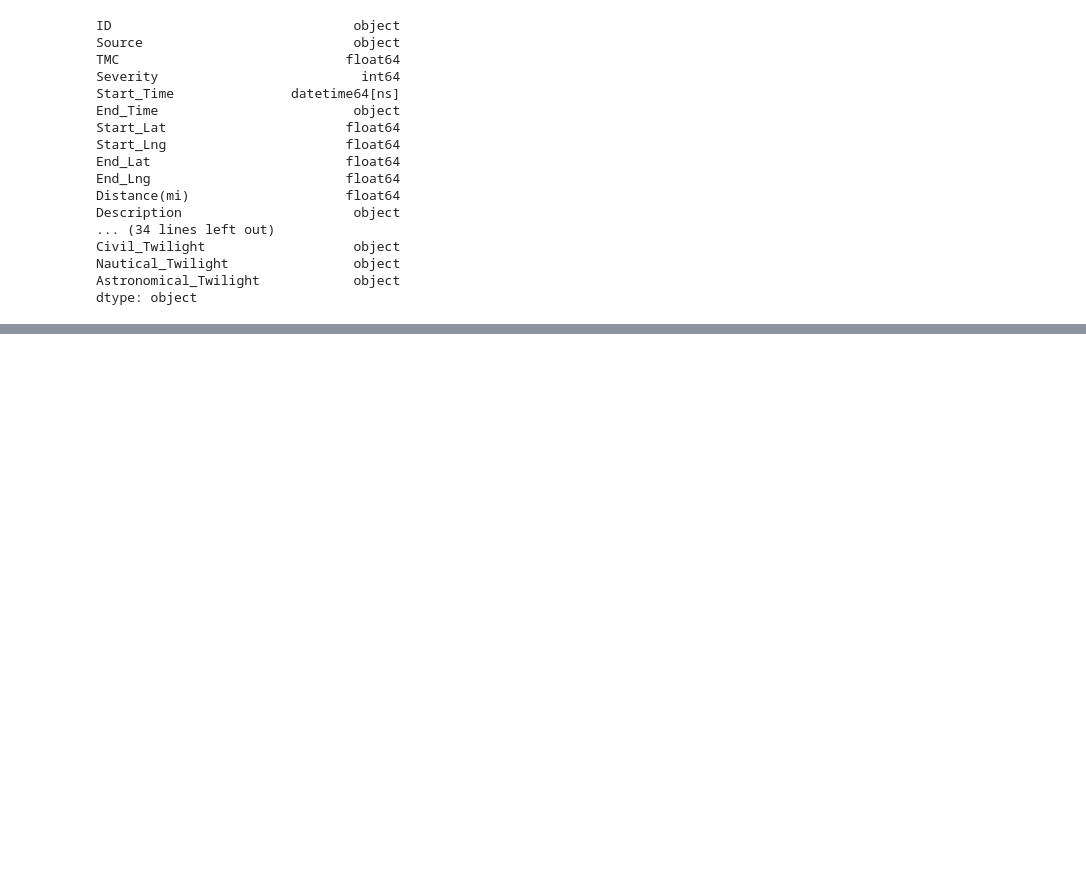
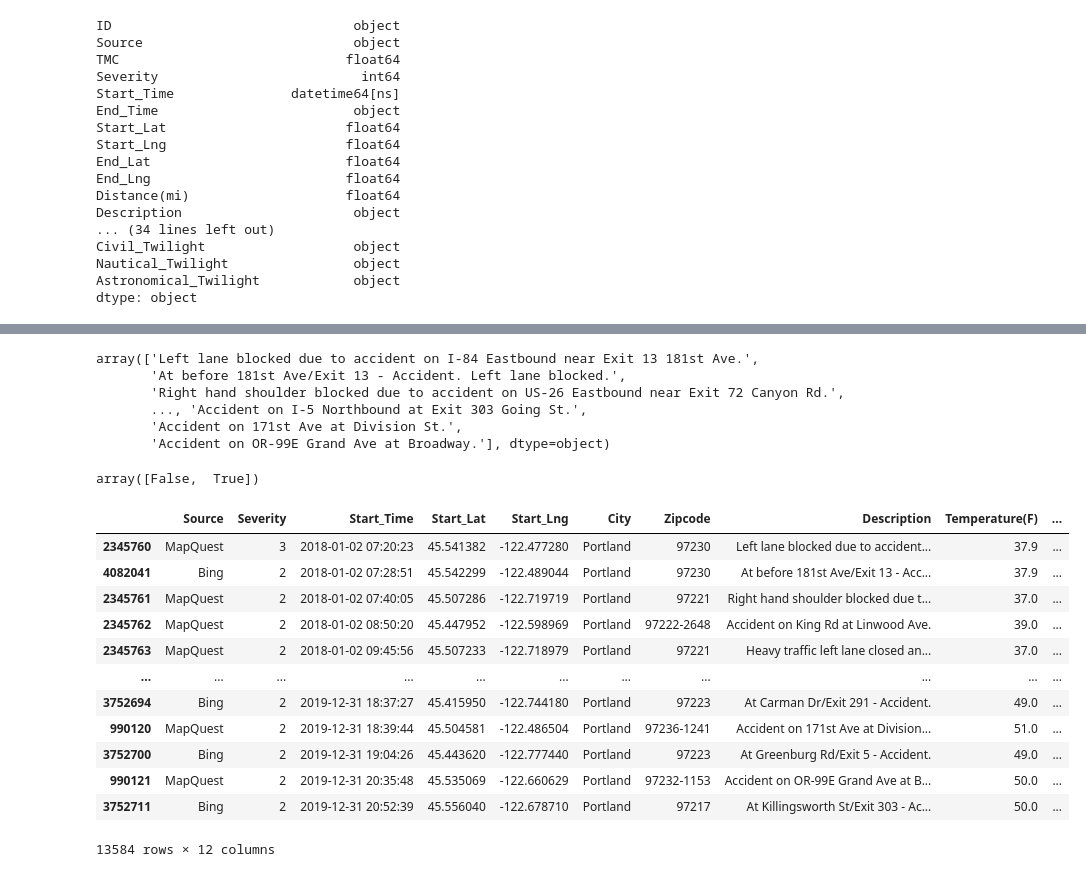
Before and after one commit to pulliam-chris/Project2, a Jupyter notebook: accidents.ipynb, the cells around one changed output, grey strips where cells are left out. Drawn from its saved outputs; the diff is of its cells as text; code cells hidden in the pictures; blank space fills up the shorter version.

```diff
--- a/accidents.ipynb
+++ b/accidents.ipynb
@@ -112,0 +127,32 @@ portland
+# %%
+desc = portland["Description"].unique()
+desc
+# %% [output]
+array(['Left lane blocked due to accident on I-84 Eastbound near Exit 13 181st Ave.',
+       'At before 181st Ave/Exit 13 - Accident. Left lane blocked.',
+       'Right hand shoulder blocked due to accident on US-26 Eastbound near Exit 72 Canyon Rd.',
+       ..., 'Accident on I-5 Northbound at Exit 303 Going St.',
+       'Accident on 171st Ave at Division St.',
+       'Accident on OR-99E Grand Ave at Broadway.'], dtype=object)
+# %%
+amenity = portland["Amenity"].unique()
+amenity
+# %% [output]
+array([False,  True])
+# %%
+portland = portland[["Source", "Severity", "Start_Time", "Start_Lat", "Start_Lng", "City", "Zipcode", "Description", "Temperature(F)", "Weather_Condition", "Visibility(mi)", "Wind_Speed(mph)"]]
+portland
+# %% [output]
+|  | Source | Severity | Start_Time | Start_Lat | Start_Lng | City | Zipcode | Description | Temperature(F) | ... |
+| 2345760 | MapQuest | 3 | 2018-01-02 07:20:23 | 45.541382 | -122.477280 | Portland | 97230 | Left lane blocked due to accident... | 37.9 | ... |
+| 4082041 | Bing | 2 | 2018-01-02 07:28:51 | 45.542299 | -122.489044 | Portland | 97230 | At before 181st Ave/Exit 13 - Acc... | 37.9 | ... |
+| 2345761 | MapQuest | 2 | 2018-01-02 07:40:05 | 45.507286 | -122.719719 | Portland | 97221 | Right hand shoulder blocked due t... | 37.0 | ... |
+| 2345762 | MapQuest | 2 | 2018-01-02 08:50:20 | 45.447952 | -122.598969 | Portland | 97222-2648 | Accident on King Rd at Linwood Ave. | 39.0 | ... |
+| 2345763 | MapQuest | 2 | 2018-01-02 09:45:56 | 45.507233 | -122.718979 | Portland | 97221 | Heavy traffic left lane closed an... | 37.0 | ... |
+| ... | ... | ... | ... | ... | ... | ... | ... | ... | ... | ... |
+| 3752694 | Bing | 2 | 2019-12-31 18:37:27 | 45.415950 | -122.744180 | Portland | 97223 | At Carman Dr/Exit 291 - Accident. | 49.0 | ... |
+| 990120 | MapQuest | 2 | 2019-12-31 18:39:44 | 45.504581 | -122.486504 | Portland | 97236-1241 | Accident on 171st Ave at Division... | 51.0 | ... |
+| 3752700 | Bing | 2 | 2019-12-31 19:04:26 | 45.443620 | -122.777440 | Portland | 97223 | At Greenburg Rd/Exit 5 - Accident. | 49.0 | ... |
+| 990121 | MapQuest | 2 | 2019-12-31 20:35:48 | 45.535069 | -122.660629 | Portland | 97232-1153 | Accident on OR-99E Grand Ave at B... | 50.0 | ... |
+| 3752711 | Bing | 2 | 2019-12-31 20:52:39 | 45.556040 | -122.678710 | Portland | 97217 | At Killingsworth St/Exit 303 - Ac... | 50.0 | ... |
+13584 rows × 12 columns
```
Also changed, not shown: parts of 9 cells of this notebook, 2 other files.
